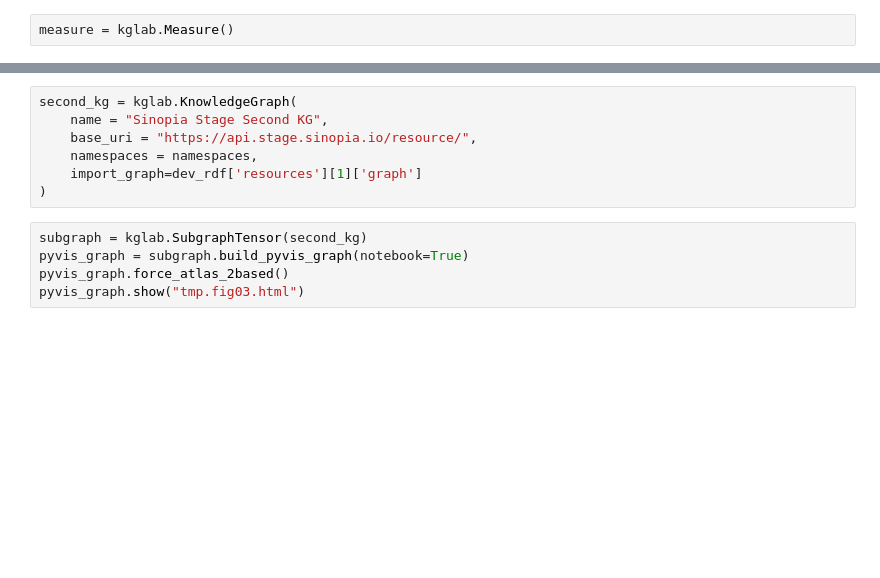
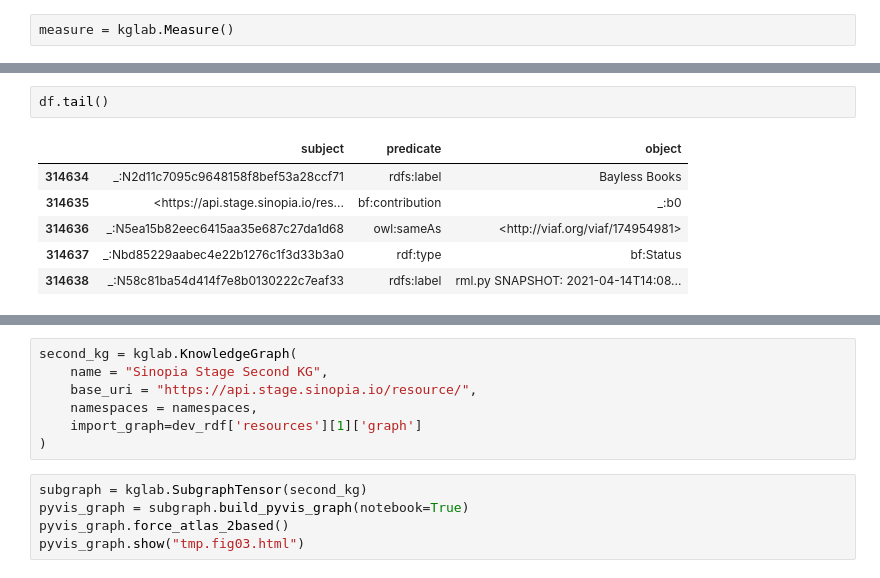
Before and after one commit to LD4P/sinopia_kb, a Jupyter notebook: doc/stage-kg.ipynb, the cells around one changed output, grey strips where cells are left out. Saved outputs shown, nothing was run; the diff lists cells and outputs as text; blank space fills up the shorter version.

```diff
--- a/doc/stage-kg.ipynb
+++ b/doc/stage-kg.ipynb
@@ -208,0 +219,9 @@ memory usage: 7.2+ MB
+# %%
+df.tail()
+# %% [output]
+|  | subject | predicate | object |
+| 314634 | _:N2d11c7095c9648158f8bef53a28ccf71 | rdfs:label | Bayless Books |
+| 314635 | <https://api.stage.sinopia.io/res... | bf:contribution | _:b0 |
+| 314636 | _:N5ea15b82eec6415aa35e687c27da1d68 | owl:sameAs | <http://viaf.org/viaf/174954981> |
+| 314637 | _:Nbd85229aabec4e22b1276c1f3d33b3a0 | rdf:type | bf:Status |
+| 314638 | _:N58c81ba54d414f7e8b0130222c7eaf33 | rdfs:label | rml.py SNAPSHOT: 2021-04-14T14:08... |
```
Also changed, not shown: parts of 35 cells of this notebook, 1 other file.
